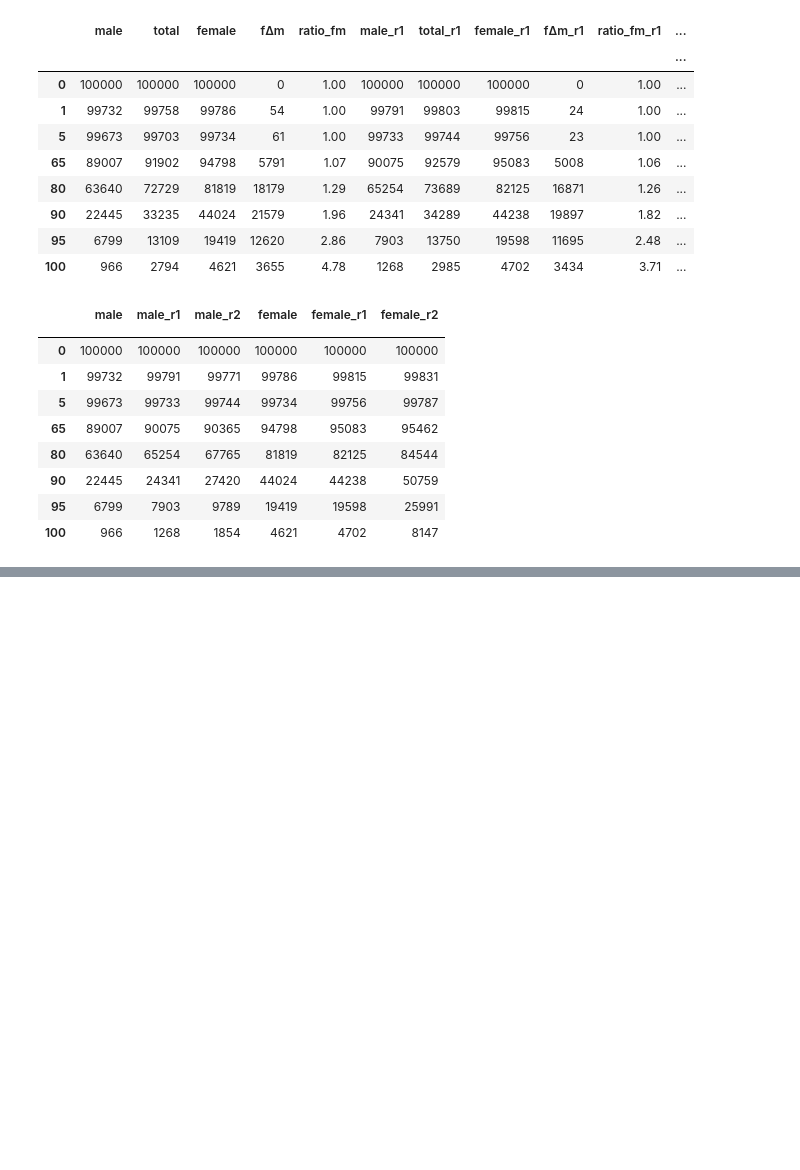
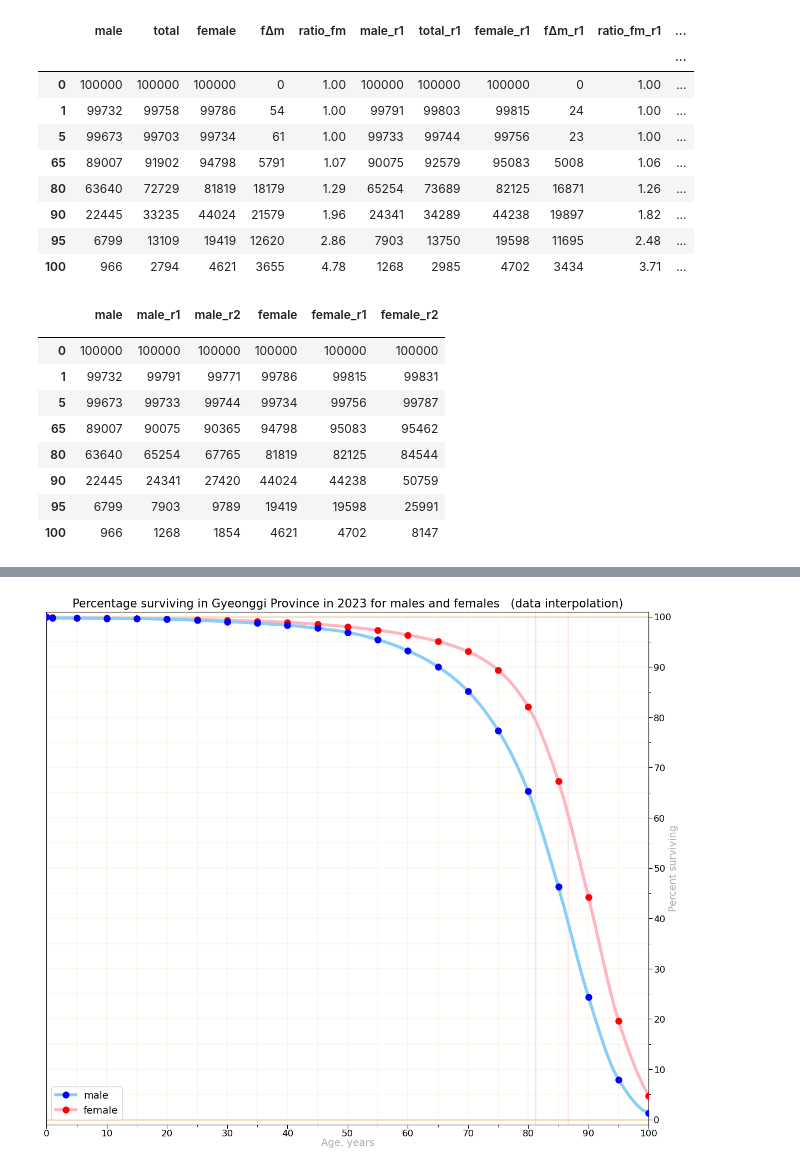
Before and after one commit to Lady3mlnm/Mini-programs-for-calculation-of-life-expectancy-in-countries, a Jupyter notebook: regions_South_Korea/South_Korea_Survival.ipynb, the cells around one changed output, grey strips where cells are left out. Drawn from its saved outputs; the diff is of its cells as text; code cells hidden in the pictures; blank space fills up the shorter version.

```diff
--- a/regions_South_Korea/South_Korea_Survival.ipynb
+++ b/regions_South_Korea/South_Korea_Survival.ipynb
@@ -196,0 +377,8 @@ with open('output/Table code for percentage surviving extended -en.txt', 'w', en
+# %%
+df_interpolated = interpolate_data_pchip(df.loc[1:, ['male_r1', 'female_r1']] \
+                                           .rename(columns={'male_r1':'male', 'female_r1':'female'}) / 1000)
+df_interpolated = pd.concat([df.loc[[0], ['male_r1', 'female_r1']].rename(columns={'male_r1':'male', 'female_r1':'female'})/1000,
+                             df_interpolated],
+                            axis='index')
+df_interpolated.loc[[0, 1, 5, 90, 95, 100]] \
+               .round(3)
@@ -196,0 +402,9 @@ with open('output/Table code for percentage surviving extended -en.txt', 'w', en
+# %%
+create_chart(df_interpolated.T,
+             dd_display=dd_display, ls_markers_show=df.index.to_list(),ncol=1, lang=LANG,
+             title_en='Percentage surviving in Gyeonggi Province in 2023 for males and females   (data interpolation)',
+             title_ru='Процент выживших в провинции Кёнгидо в 2023   (интерполяция данных)',
+             le_male=81.2, le_female=86.6,
+             file_name='Percentage Surviving to Certain Ages in Gyeonggi Province')
+# %% [output]
+[figure, added]
```
Also changed, not shown: parts of 18 cells of this notebook, 5 other files.
